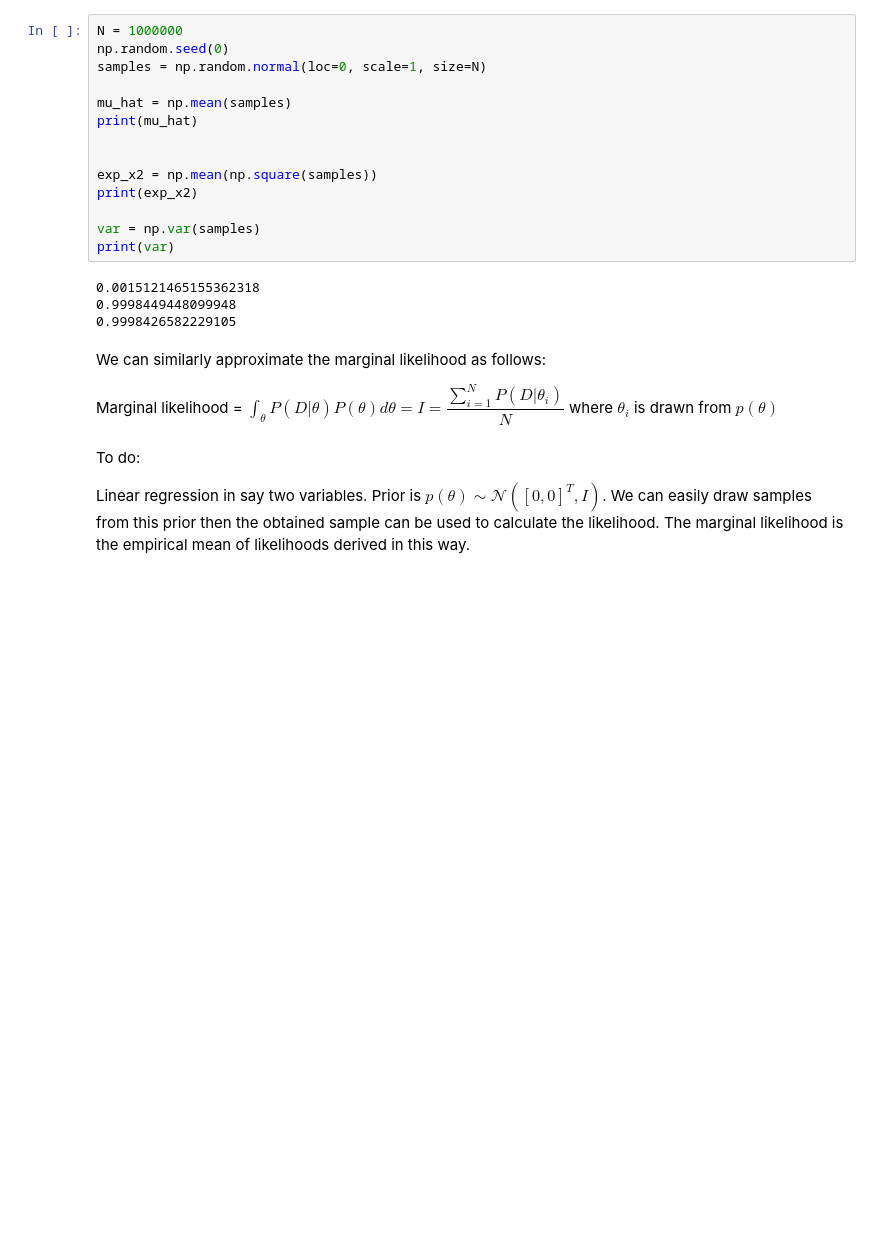
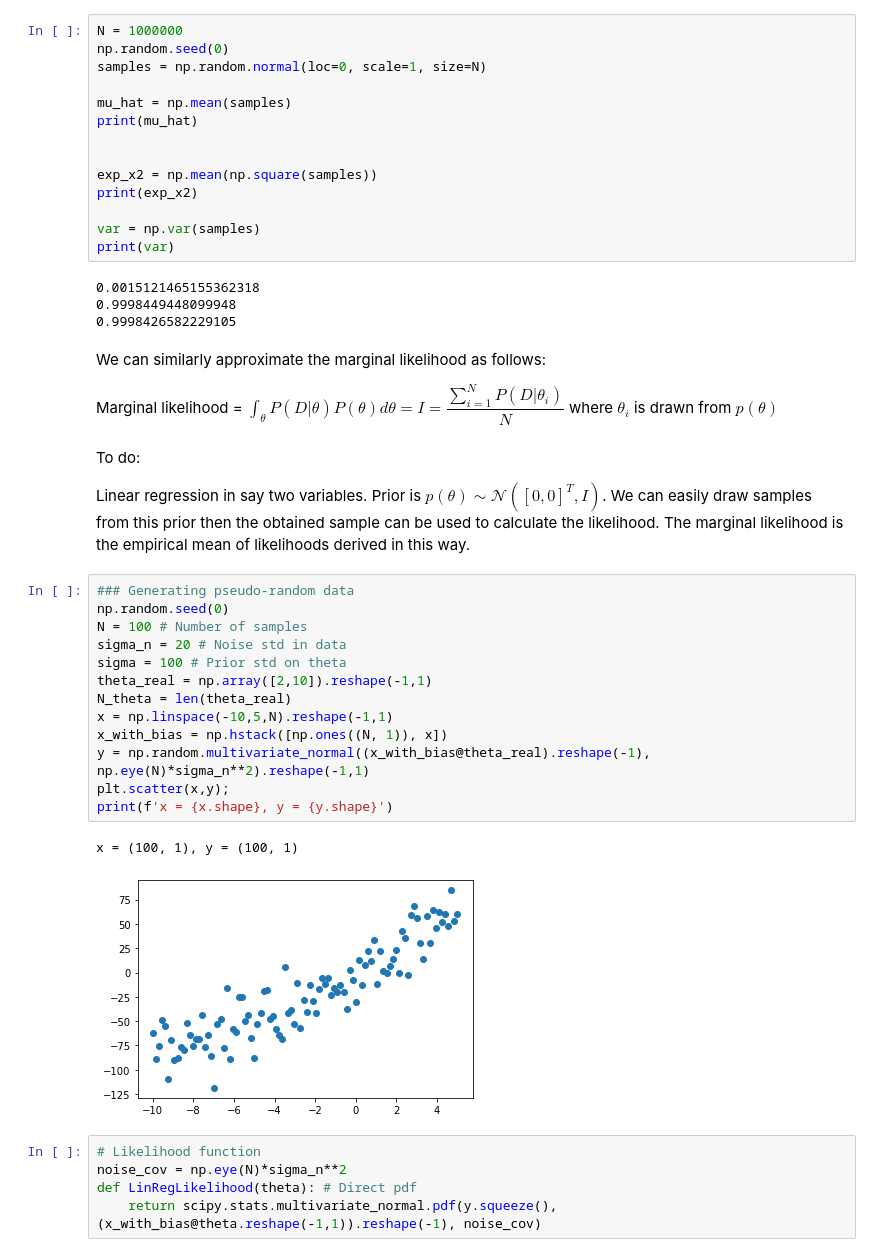
Before and after one commit to explain-ml/explain-ml-deprecated, a Jupyter notebook: notebooks/2021-March-27-Marginal-Likelihood-2.ipynb, the cells around one changed output. Drawn from its saved outputs; the diff is of its cells as text; blank space fills up the shorter version.

```diff
--- a/notebooks/2021-March-27-Marginal-Likelihood-2.ipynb
+++ b/notebooks/2021-March-27-Marginal-Likelihood-2.ipynb
@@ -61,3 +65,24 @@ Marginal likelihood = $\int_{\mathcal{\theta}} P(D|\theta) P(\theta)d\theta = I
 To do:
 
 Linear regression in say two variables. Prior is $p(\theta)\sim \mathcal{N}([0, 0]^T, I)$. We can easily draw samples from this prior then the obtained sample can be used to calculate the likelihood. The marginal likelihood is the empirical mean of likelihoods derived in this way.
+# %%
+### Generating pseudo-random data
+np.random.seed(0)
+N = 100 # Number of samples
+sigma_n = 20 # Noise std in data
+sigma = 100 # Prior std on theta
+theta_real = np.array([2,10]).reshape(-1,1)
+N_theta = len(theta_real)
+x = np.linspace(-10,5,N).reshape(-1,1)
+x_with_bias = np.hstack([np.ones((N, 1)), x])
+y = np.random.multivariate_normal((x_with_bias@theta_real).reshape(-1), np.eye(N)*sigma_n**2).reshape(-1,1)
+plt.scatter(x,y);
+print(f'x = {x.shape}, y = {y.shape}')
+# %% [output]
+x = (100, 1), y = (100, 1)
+[figure, added]
+# %%
+# Likelihood function
+noise_cov = np.eye(N)*sigma_n**2
+def LinRegLikelihood(theta): # Direct pdf
+    return scipy.stats.multivariate_normal.pdf(y.squeeze(), (x_with_bias@theta.reshape(-1,1)).reshape(-1), noise_cov)
```
Also changed, not shown: parts of 10 cells of this notebook.
